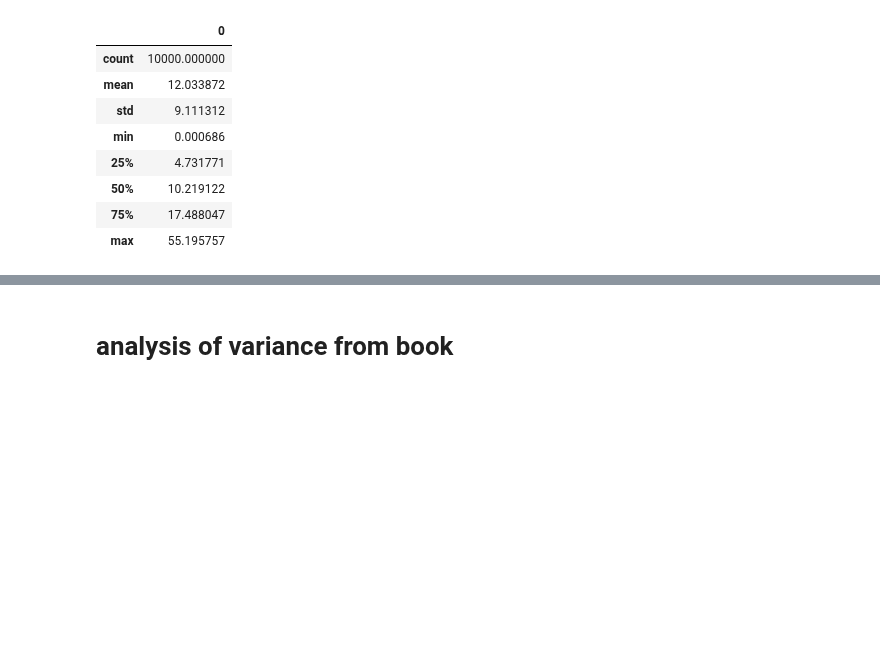
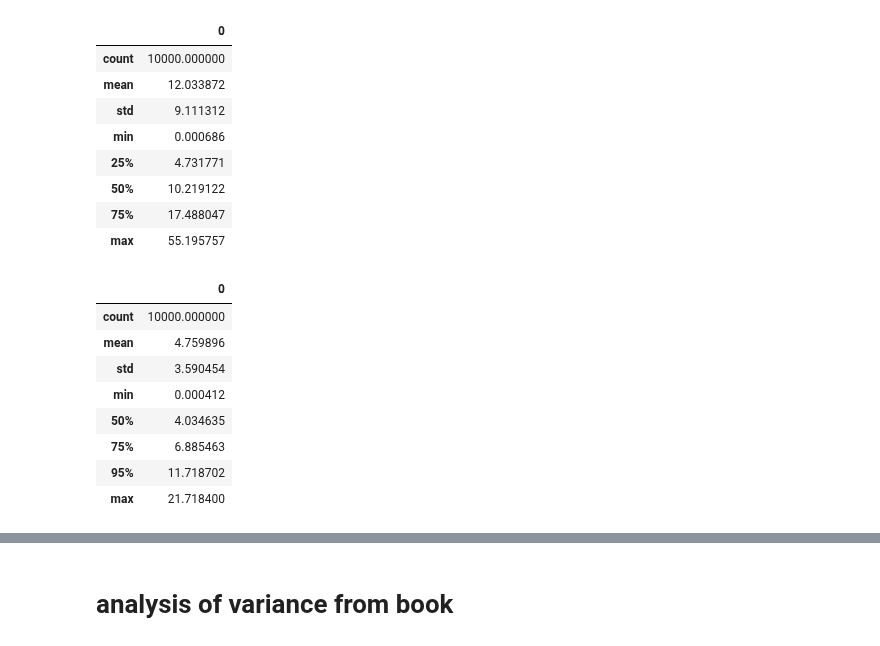
Before and after one commit to gcorani/bda, a Jupyter notebook: 3b-ProbProgramming-hierarchical.ipynb, the cells around one changed output, grey strips where cells are left out. Drawn from its saved outputs; the diff is of its cells as text; code cells hidden in the pictures; blank space fills up the shorter version.

```diff
--- a/3b-ProbProgramming-hierarchical.ipynb
+++ b/3b-ProbProgramming-hierarchical.ipynb
@@ -433,3 +441,20 @@ pd.DataFrame(np.abs(np.random.normal(0, scale=15, size=10000))).describe()
 | 50% | 10.219122 |
 | 75% | 17.488047 |
 | max | 55.195757 |
+# %%
+# how to choose the priors on sigma_mu
+# We assume the mean popularity to lie in a region of +- 20 points around 50.
+# Thus the interval of 3 sigma should be around 20, that is sigma about 7.
+# As a cross-check the mean popularity in the sample is indeed 58.
+# A possible choice is given below
+pd.DataFrame(np.abs(np.random.normal(0, scale=6, size=10000))).describe(percentiles=[0.50, 0.75, 0.95])
+# %% [output]
+|  | 0 |
+| count | 10000.000000 |
+| mean | 4.759896 |
+| std | 3.590454 |
+| min | 0.000412 |
+| 50% | 4.034635 |
+| 75% | 6.885463 |
+| 95% | 11.718702 |
+| max | 21.718400 |
```
Also changed, not shown: parts of 31 cells of this notebook, 2 other files.
